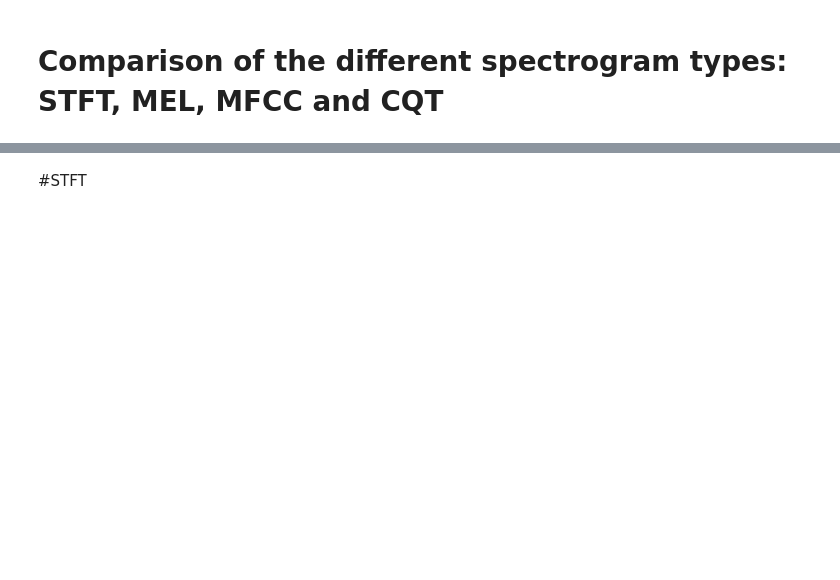
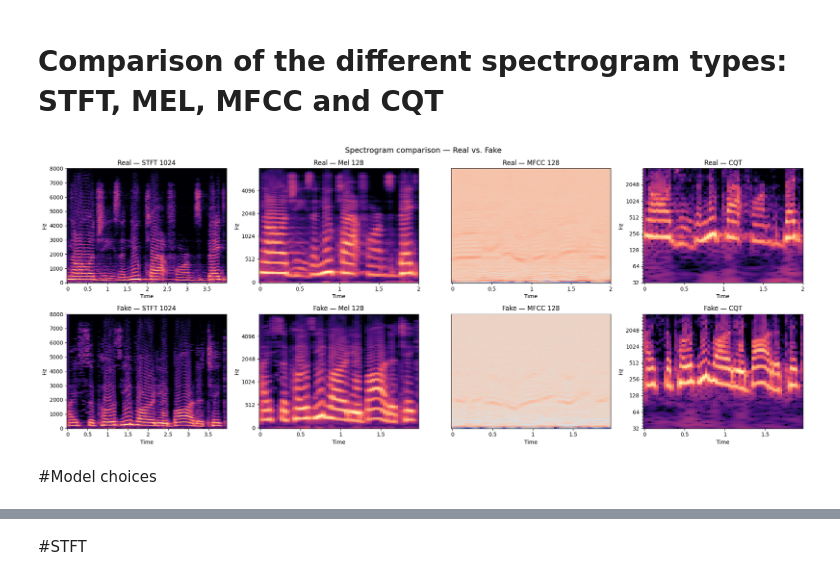
Before and after one commit to Mathildeholst/Speciale, a Jupyter notebook: Eksperimenter.ipynb, the cells around one changed output, grey strips where cells are left out. Cells and saved outputs as stored; diff of their text form; code cells hidden in the pictures; blank space fills up the shorter version.

```diff
--- a/Eksperimenter.ipynb
+++ b/Eksperimenter.ipynb
@@ -28,44 +35,60 @@ for split in ["training", "validation", "testing"]:
 # %%
 import librosa
 import librosa.display
 import matplotlib.pyplot as plt
 import numpy as np
 import os
 
 real_path = "/content/for-rerec/training/real"
 fake_path = "/content/for-rerec/training/fake"
 
 real_file = os.path.join(real_path, os.listdir(real_path)[0])
 fake_file = os.path.join(fake_path, os.listdir(fake_path)[0])
 
-def plot_spectrograms(file_path, title):
+def load_spectrograms(file_path):
     y, sr = librosa.load(file_path, sr=None)
 
-    fig, axes = plt.subplots(2, 2, figsize=(14, 10))
-    fig.suptitle(title, fontsize=14)
+    stft = librosa.amplitude_to_db(np.abs(librosa.stft(y, n_fft=1024)), ref=np.max)
+    mel  = librosa.power_to_db(librosa.feature.melspectrogram(y=y, sr=sr, n_mels=128), ref=np.max)
+    mfcc = librosa.feature.mfcc(y=y, sr=sr, n_mfcc=128)
+    cqt  = librosa.amplitude_to_db(np.abs(librosa.cqt(y, sr=sr)), ref=np.max)
 
-    stft = np.abs(librosa.stft(y, n_fft=1024))
-    librosa.display.specshow(librosa.amplitude_to_db(stft, ref=np.max),
-                             sr=sr, ax=axes[0,0], x_axis='time', y_axis='hz')
-    axes[0,0].set_title("STFT 1024")
+    return sr, stft, mel, mfcc, cqt
 
-    mel = librosa.feature.melspectrogram(y=y, sr=sr, n_mels=128)
-    librosa.display.specshow(librosa.power_to_db(mel, ref=np.max),
-                             sr=sr, ax=axes[0,1], x_axis='time', y_axis='mel')
-    axes[0,1].set_title("Mel 128")
+sr_r, stft_r, mel_r, mfcc_r, cqt_r = load_spectrograms(real_file)
+sr_f, stft_f, mel_f, mfcc_f, cqt_f = load_spectrograms(fake_file)
 
-    mfcc = librosa.feature.mfcc(y=y, sr=sr, n_mfcc=128)
-    librosa.display.specshow(mfcc, sr=sr, ax=axes[1,0], x_axis='time')
-    axes[1,0].set_title("MFCC 128")
+fig, axes = plt.subplots(2, 4, figsize=(20, 8))
+fig.suptitle("Spectrogram comparison — Real vs. Fake", fontsize=14)
 
-    cqt = np.abs(librosa.cqt(y, sr=sr))
-    librosa.display.specshow(librosa.amplitude_to_db(cqt, ref=np.max),
-                             sr=sr, ax=axes[1,1], x_axis='time', y_axis='cqt_hz')
-    axes[1,1].set_title("CQT")
+librosa.display.specshow(stft_r, sr=sr_r, ax=axes[0,0], x_axis='time', y_axis='hz')
+axes[0,0].set_title("Real — STFT 1024")
 
-    plt.tight_layout()
-    plt.savefig(f"{title.replace(' ', '_')}.png", dpi=150, bbox_inches='tight')
-    plt.show()
+librosa.display.specshow(mel_r, sr=sr_r, ax=axes[0,1], x_axis='time', y_axis='mel')
+axes[0,1].set_title("Real — Mel 128")
 
-plot_spectrograms(real_file, "Real speech")
-plot_spectrograms(fake_file, "Fake speech")
+librosa.display.specshow(mfcc_r, sr=sr_r, ax=axes[0,2], x_axis='time')
+axes[0,2].set_title("Real — MFCC 128")
+
+librosa.display.specshow(cqt_r, sr=sr_r, ax=axes[0,3], x_axis='time', y_axis='cqt_hz')
+axes[0,3].set_title("Real — CQT")
+
+librosa.display.specshow(stft_f, sr=sr_f, ax=axes[1,0], x_axis='time', y_axis='hz')
+axes[1,0].set_title("Fake — STFT 1024")
+
+librosa.display.specshow(mel_f, sr=sr_f, ax=axes[1,1], x_axis='time', y_axis='mel')
+axes[1,1].set_title("Fake — Mel 128")
+
+librosa.display.specshow(mfcc_f, sr=sr_f, ax=axes[1,2], x_axis='time')
+axes[1,2].set_title("Fake — MFCC 128")
+
+librosa.display.specshow(cqt_f, sr=sr_f, ax=axes[1,3], x_axis='time', y_axis='cqt_hz')
+axes[1,3].set_title("Fake — CQT")
+
+plt.tight_layout()
+plt.savefig("spectrogram_comparison.png", dpi=150, bbox_inches='tight')
+plt.show()
+# %% [output]
+[figure, added]
+# %% [markdown]
+#Model choices
```
Also changed, not shown: parts of 70 cells of this notebook.
